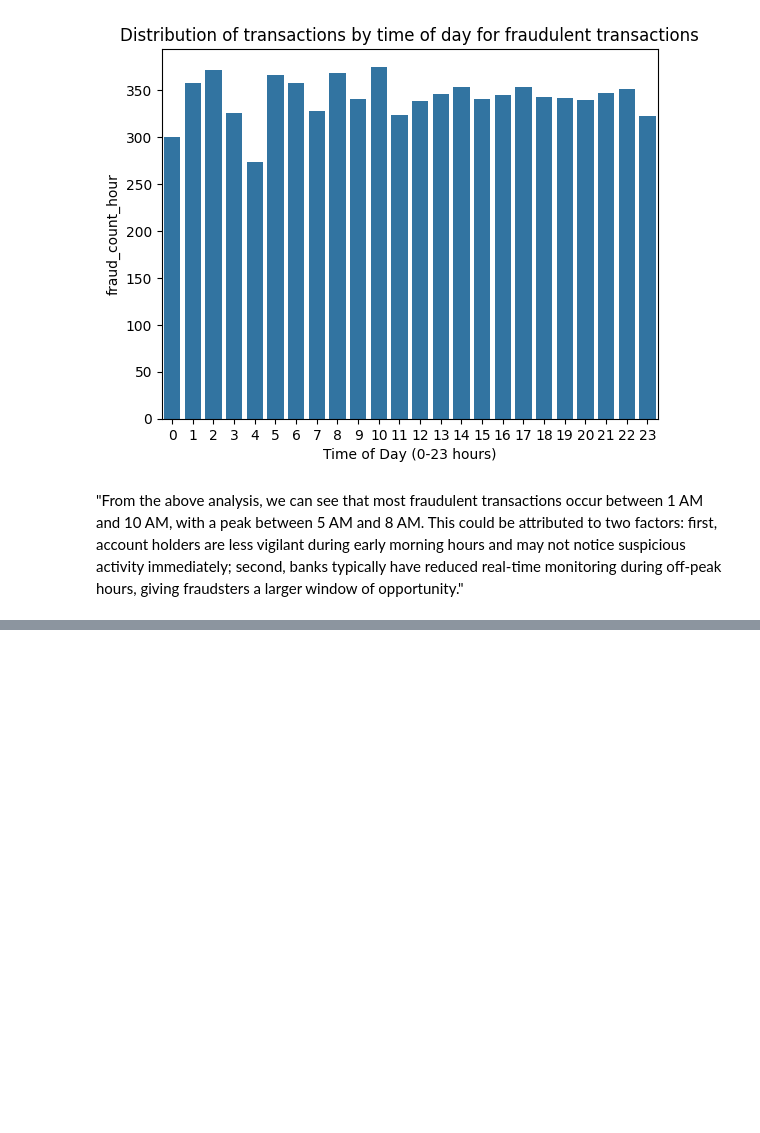
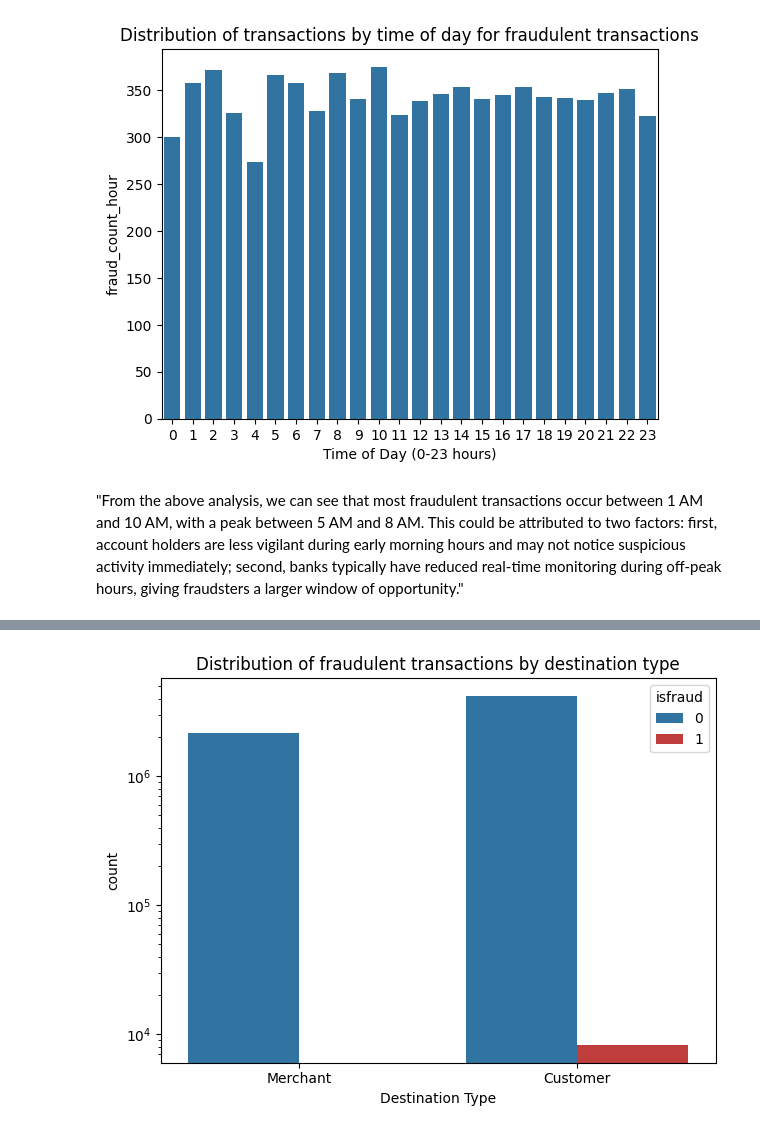
Before and after one commit to AsokTamang/real_time_fraud_detection, a Jupyter notebook: model_training.ipynb, the cells around one changed output, grey strips where cells are left out. Saved outputs shown, nothing was run; the diff lists cells and outputs as text; code cells hidden in the pictures; blank space fills up the shorter version.

Commit message:
plot of fraudulent transactions based on destination type

```diff
--- a/model_training.ipynb
+++ b/model_training.ipynb
@@ -286,3 +286,12 @@ df.head()
 | 2 | 1 | TRANSFER | 181.000000 | C1305486145 | 181.0 | 0.000000 | C553264065 | 0.0 | ... |
 | 3 | 1 | CASH_OUT | 181.000000 | C840083671 | 181.0 | 0.000000 | C38997010 | 21182.0 | ... |
 | 4 | 1 | PAYMENT | 11668.139648 | C2048537720 | 41554.0 | 29885.859375 | M1230701703 | 0.0 | ... |
+# %%
+sns.countplot(data=df, x='dest_type', hue='isfraud', palette=['#1f77b4', '#d62728'])
+plt.title('Distribution of fraudulent transactions by destination type')
+plt.yscale('log')  # Log scale to better visualize the distribution
+plt.xlabel('Destination Type')
+plt.tight_layout()
+plt.show()
+# %% [output]
+[figure, added]
```
Also changed, not shown: parts of 1 cell of this notebook.
